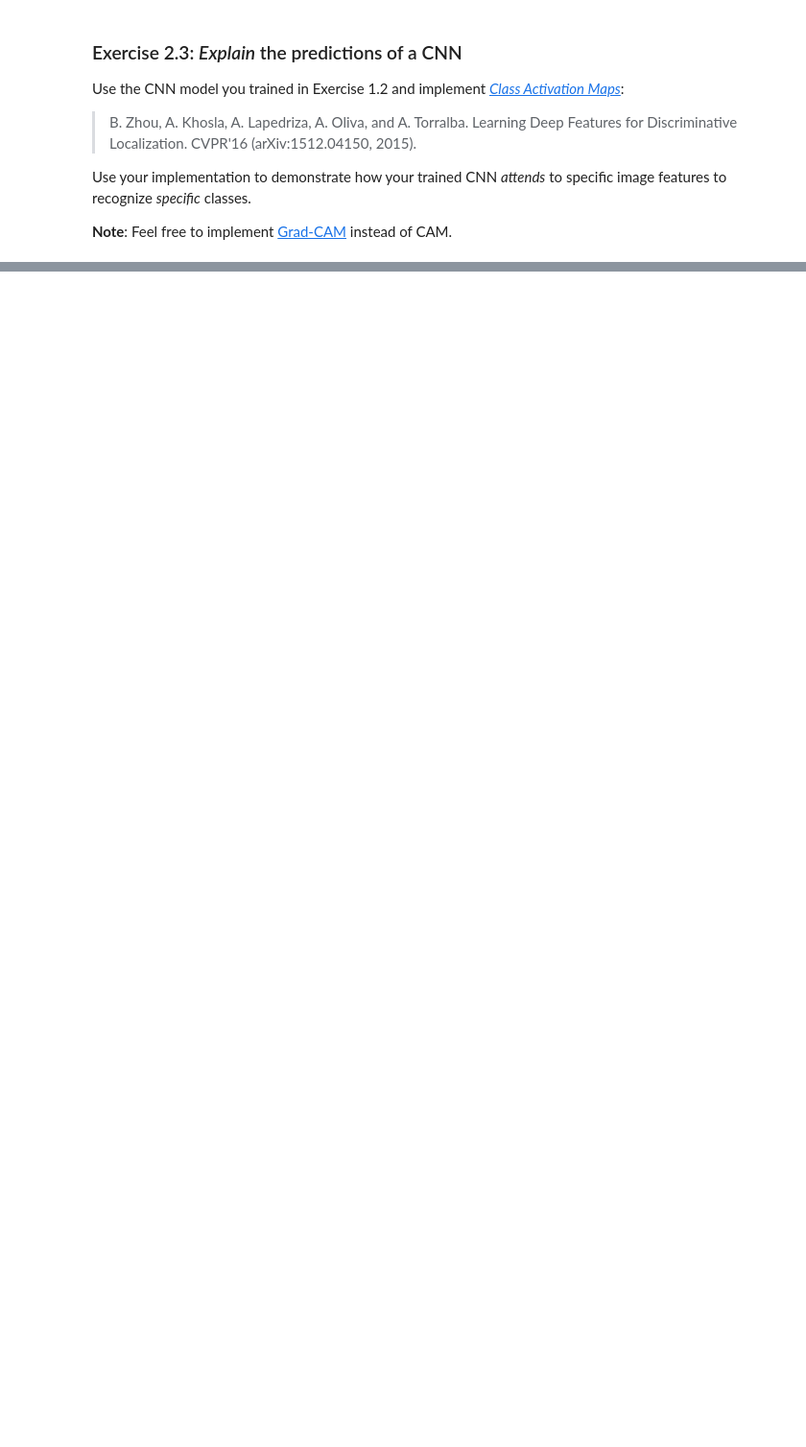
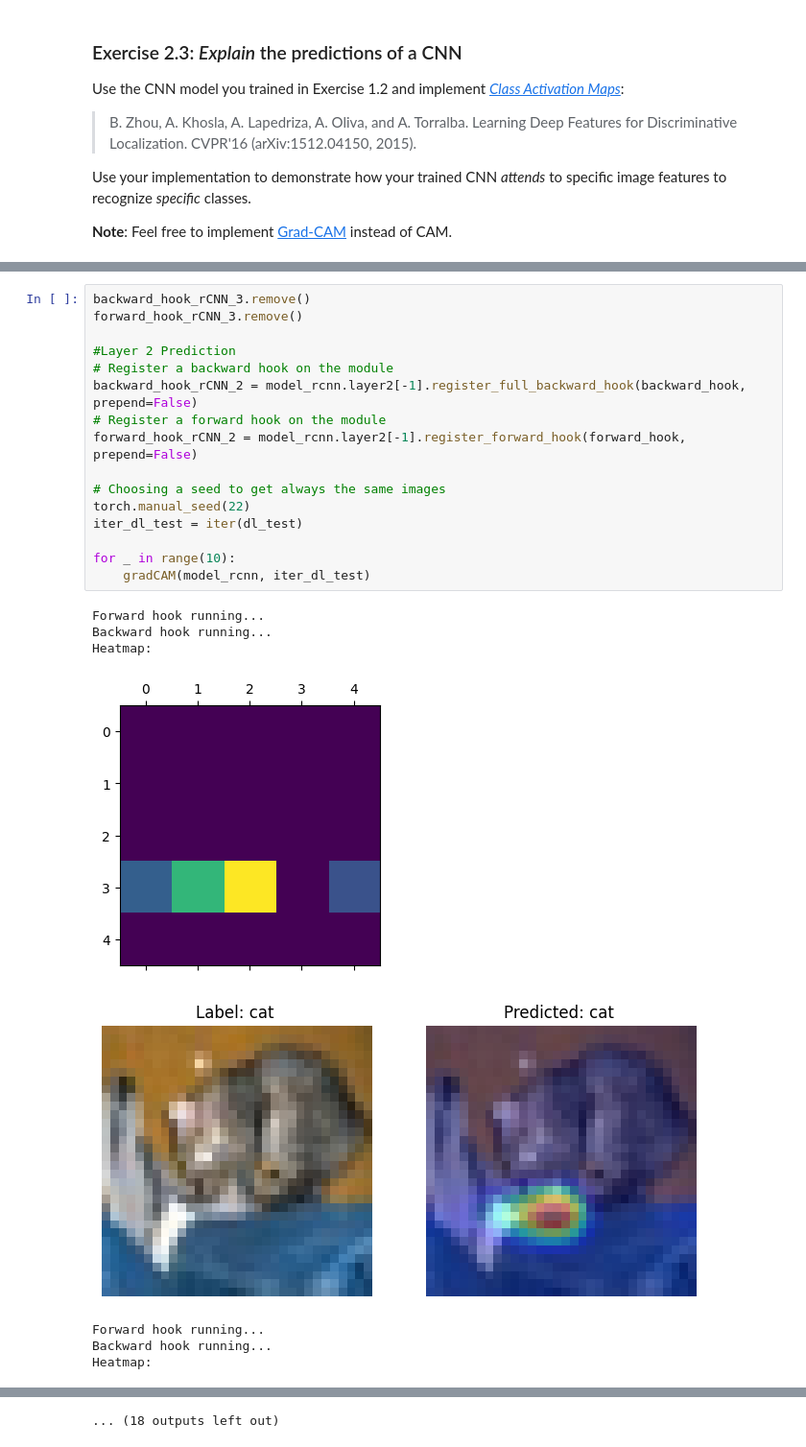
Before and after one commit to Sossio699/DLA, a Jupyter notebook: Lab1/Lab1-CNNs.ipynb, the cells around one changed output, grey strips where cells are left out. Shown at 96% size. Saved outputs shown, nothing was run; the diff lists cells and outputs as text; blank space fills up the shorter version.

```diff
--- a/Lab1/Lab1-CNNs.ipynb
+++ b/Lab1/Lab1-CNNs.ipynb
@@ -1309,0 +1184,25 @@ wandb.finish()
+# %%
+backward_hook_rCNN_3.remove()
+forward_hook_rCNN_3.remove()
+
+#Layer 2 Prediction
+# Register a backward hook on the module
+backward_hook_rCNN_2 = model_rcnn.layer2[-1].register_full_backward_hook(backward_hook, prepend=False)
+# Register a forward hook on the module
+forward_hook_rCNN_2 = model_rcnn.layer2[-1].register_forward_hook(forward_hook, prepend=False)
+
+# Choosing a seed to get always the same images
+torch.manual_seed(22)
+iter_dl_test = iter(dl_test)
+
+for _ in range(10):
+    gradCAM(model_rcnn, iter_dl_test)
+# %% [output]
+Forward hook running...
+Backward hook running...
+Heatmap:
+[figure, added]
+[figure, added]
+Forward hook running...
+Backward hook running...
+Heatmap:
@@ -1309,0 +1221 @@ wandb.finish()
+... (18 outputs left out)
```
Also changed, not shown: parts of 37 cells of this notebook.
